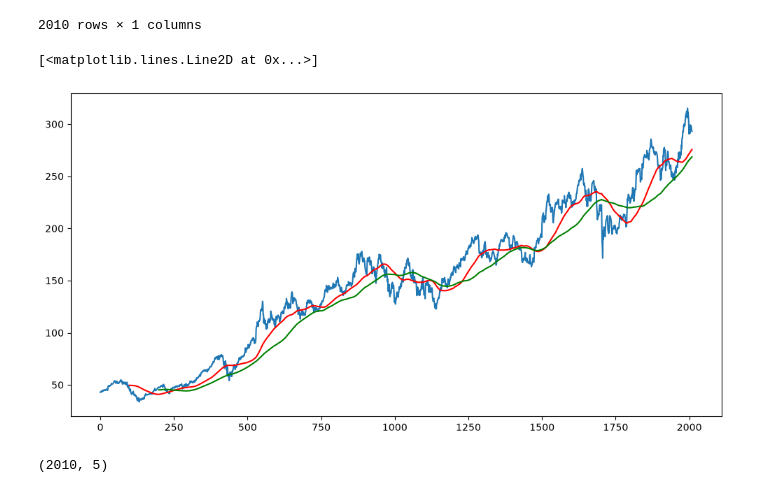
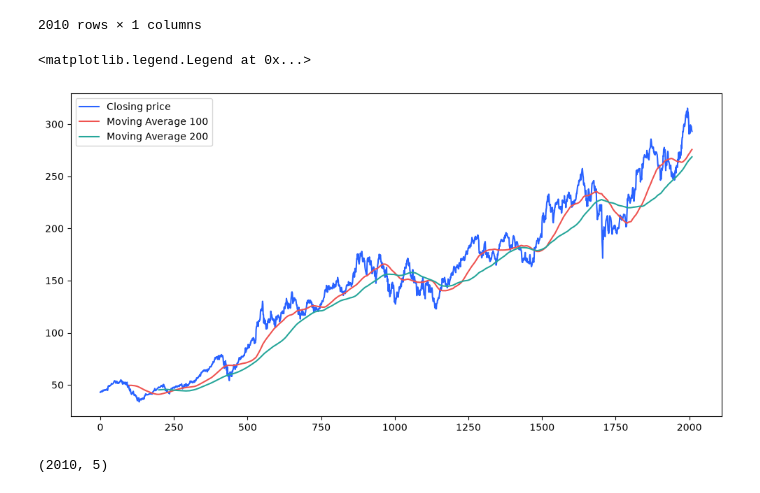
Before and after one commit to Subhadip-cloudCoder/Stock-Price-Predtiction-Model, a Jupyter notebook: notebook/main.ipynb, the cells around one changed output. Saved outputs shown, nothing was run; the diff lists cells and outputs as text; code cells hidden in the pictures.

Commit message:
Finish setting up and predicting price with model

```diff
--- a/notebook/main.ipynb
+++ b/notebook/main.ipynb
@@ -108,12 +109,13 @@ ma200
 2010 rows × 1 columns
 # %%
 plt.figure(figsize=(12, 6))
-plt.plot(df.Close)
-plt.plot(ma100, 'r')
-plt.plot(ma200, 'g')
+plt.plot(df.Close, color='#2962ff', label="Closing price")
+plt.plot(ma100, color='#ef5350', label='Moving Average 100')
+plt.plot(ma200, color='#26a69a', label='Moving Average 200')
+plt.legend()
 # %% [output]
-[<matplotlib.lines.Line2D at 0x...>]
+<matplotlib.legend.Legend at 0x...>
-[figure, old version]
+[figure, new version]
 # %%
 df.shape
 # %% [output]
```
Also changed, not shown: parts of 14 cells of this notebook, 1 other file.
